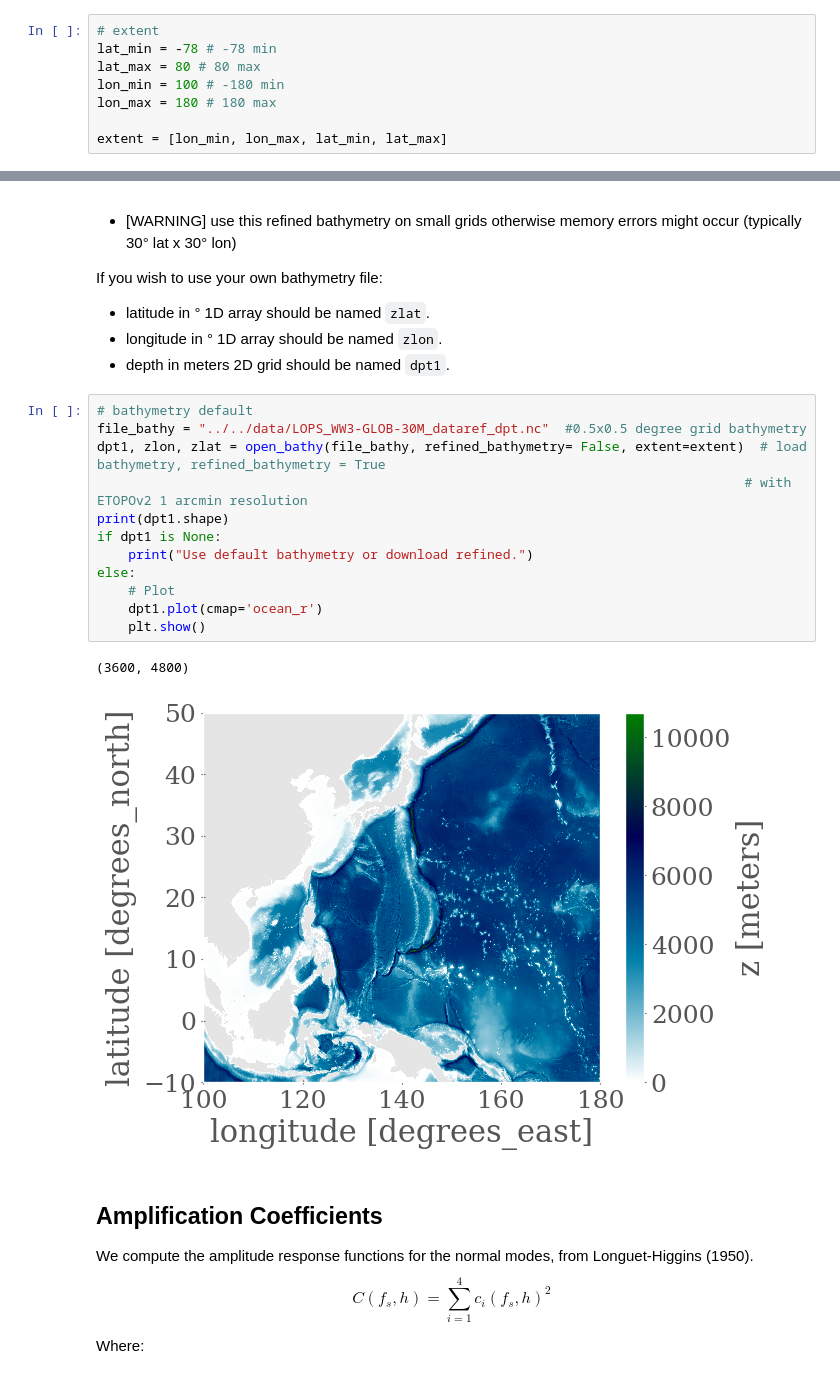
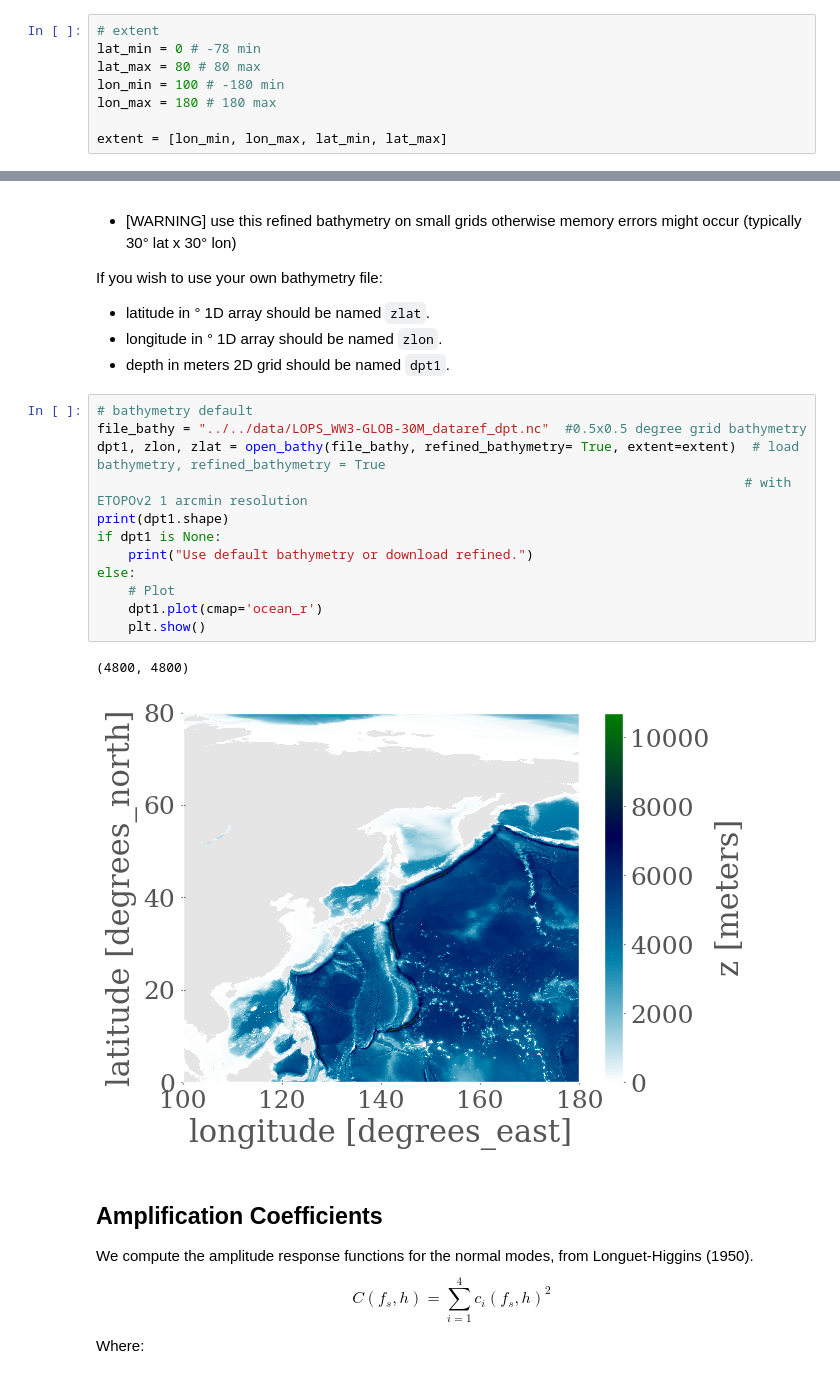
Before and after one commit to lystom/WMSAN, a Jupyter notebook: notebooks/rayleigh_waves/amplification_coeff.ipynb, the cells around one changed output, grey strips where cells are left out. Cells and saved outputs as stored; diff of their text form.

```diff
--- a/notebooks/rayleigh_waves/amplification_coeff.ipynb
+++ b/notebooks/rayleigh_waves/amplification_coeff.ipynb
@@ -25,7 +25,7 @@ __status__ = "Production"
 ## Spatial Extent
 # %%
 # extent
-lat_min = -78 # -78 min
+lat_min = 0 # -78 min
 lat_max = 80 # 80 max
 lon_min = 100 # -180 min
 lon_max = 180 # 180 max
@@ -52,18 +52,18 @@ If you wish to use your own bathymetry file:
 # %%
 # bathymetry default
 file_bathy = "../../data/LOPS_WW3-GLOB-30M_dataref_dpt.nc"  #0.5x0.5 degree grid bathymetry
-dpt1, zlon, zlat = open_bathy(file_bathy, refined_bathymetry= False, extent=extent)  # load bathymetry, refined_bathymetry = True
+dpt1, zlon, zlat = open_bathy(file_bathy, refined_bathymetry= True, extent=extent)  # load bathymetry, refined_bathymetry = True
                                                                                    # with ETOPOv2 1 arcmin resolution
 print(dpt1.shape)
 if dpt1 is None:
     print("Use default bathymetry or download refined.")
 else:
     # Plot
     dpt1.plot(cmap='ocean_r')
     plt.show()
 # %% [output]
-(3600, 4800)
+(4800, 4800)
-[figure, old version]
+[figure, new version]
 # %% [markdown]
 ## Amplification Coefficients
 We compute the amplitude response functions for the normal modes, from Longuet-Higgins (1950).
```
Also changed, not shown: parts of 3 cells of this notebook, 2 other files.
